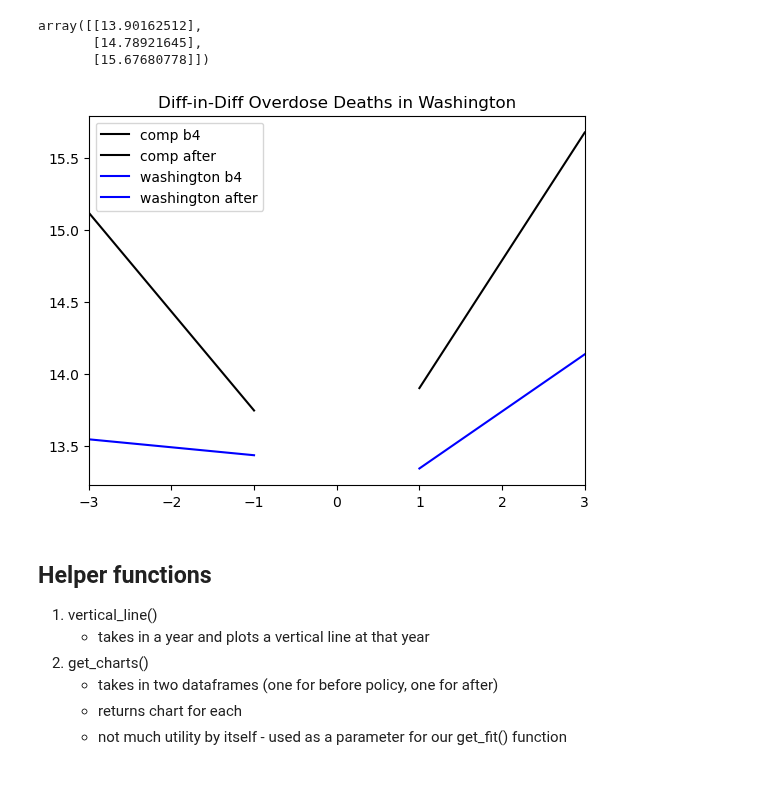
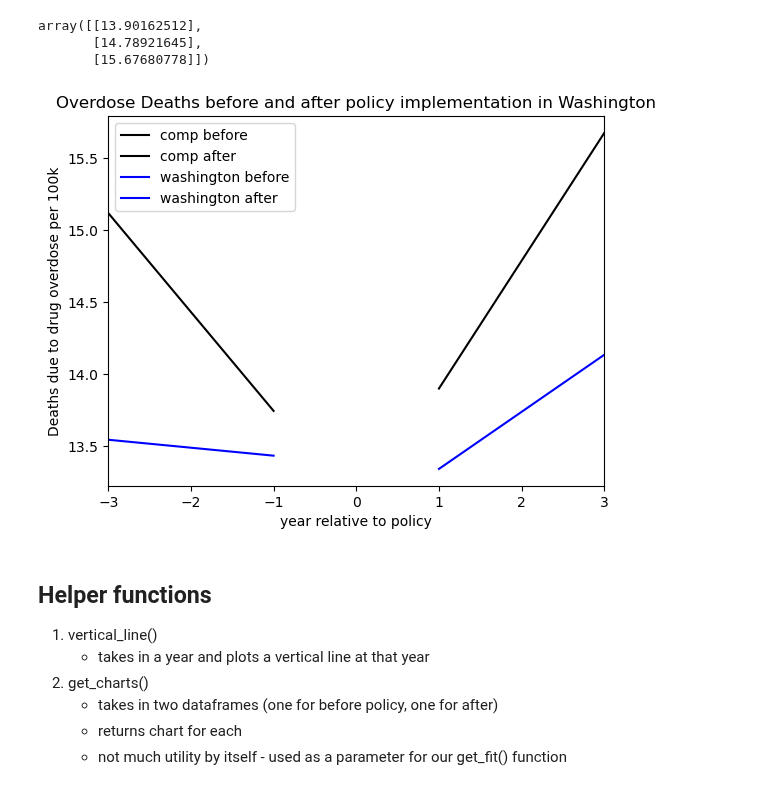
Before and after one commit to abzdel/Opioid-Analysis, a Jupyter notebook: 50_washington_diff_overdoses.ipynb, the cells around one changed output. Drawn from its saved outputs; the diff is of its cells as text; code cells hidden in the pictures.

```diff
--- a/50_washington_diff_overdoses.ipynb
+++ b/50_washington_diff_overdoses.ipynb
@@ -351,15 +351,17 @@ array([[13.90162512],
 # %%
 plt.xlim(-3, 3)
 #plt.ylim(0, 500)
-plt.title("Diff-in-Diff Overdose Deaths in Washington")
-plt.plot(X_b41, y_pred_b41,color='k', label = "comp b4")
+plt.title("Overdose Deaths before and after policy implementation in Washington")
+plt.xlabel("year relative to policy")
+plt.ylabel("Deaths due to drug overdose per 100k")
+plt.plot(X_b41, y_pred_b41,color='k', label = "comp before")
 plt.plot(X_after1, y_pred_after1,color='k', label = "comp after")
-plt.plot(X_b4, y_pred_b4,color='b', label = "washington b4")
+plt.plot(X_b4, y_pred_b4,color='b', label = "washington before")
 plt.plot(X_after, y_pred_after,color='b', label = "washington after")
 plt.legend()
 plt.show()
 # %% [output]
-[figure, old version]
+[figure, new version]
 # %%
 # new method after working more with reshaping exercises
 # using statsmodels now, wrapping stuff in functions
```
Also changed, not shown: 2 other files.
